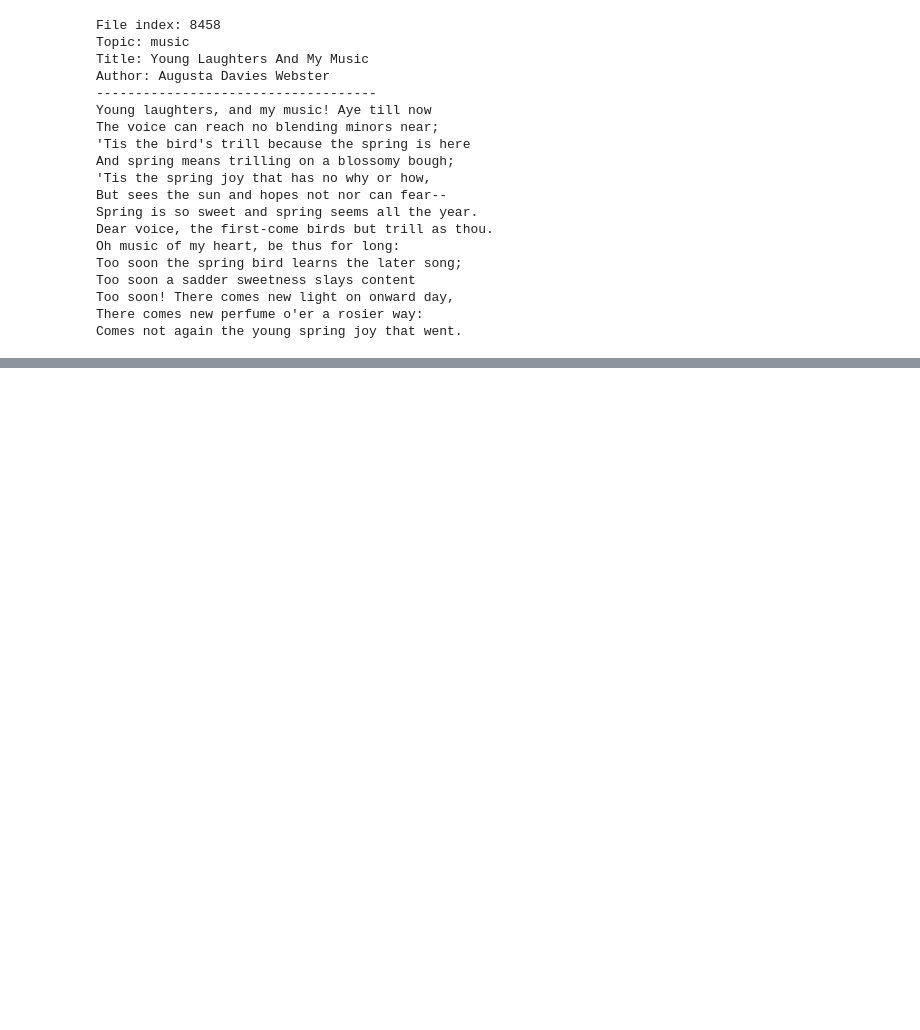
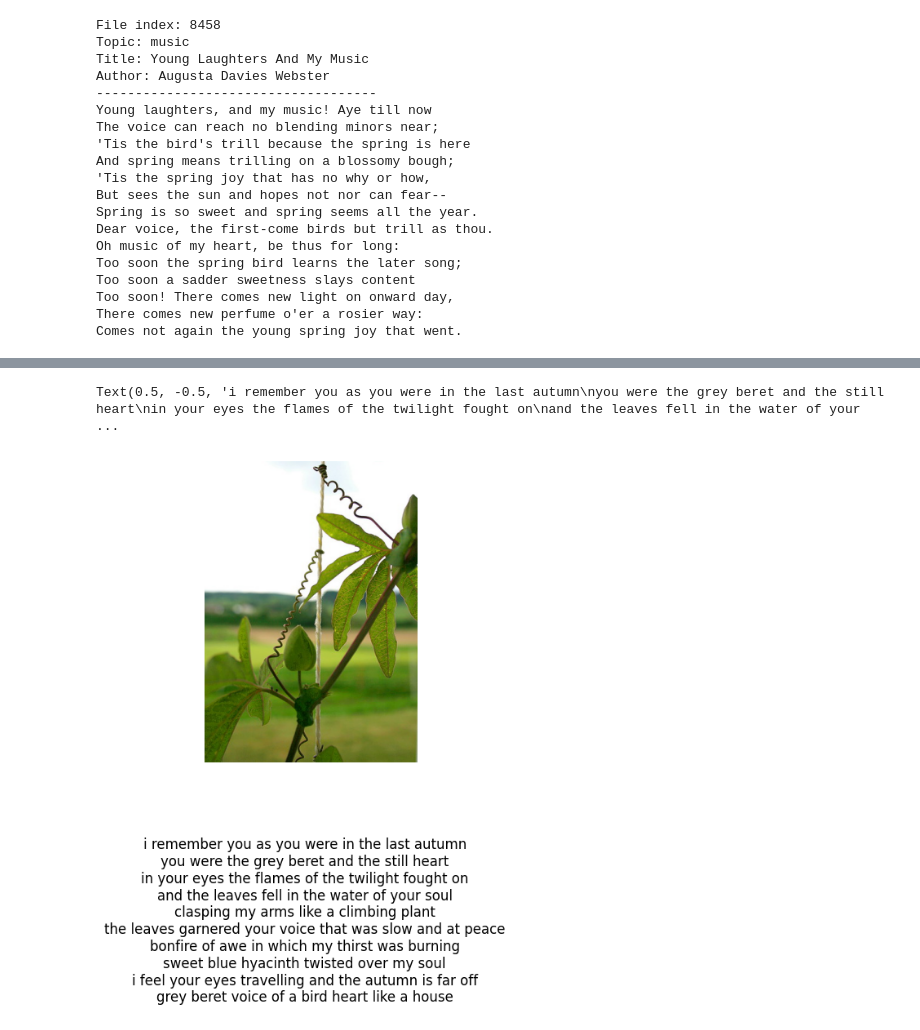
Before and after one commit to LukasLeindals/image-to-poem, a Jupyter notebook: notebooks/data_exploration.ipynb, the cells around one changed output, grey strips where cells are left out. Drawn from its saved outputs; the diff is of its cells as text; code cells hidden in the pictures; blank space fills up the shorter version.

```diff
--- a/notebooks/data_exploration.ipynb
+++ b/notebooks/data_exploration.ipynb
@@ -118,0 +107,12 @@ Example entry:  {'id': 0, 'image_url': 'https://farm2.staticflickr.com/1086/1002
+# %%
+num_lines = image_json[idx]["poem"].count("\n") + 1
+target_height = 25*num_lines
+
+# display image
+img = Image.open(DATA_PATH + "poem_images/" + str(image_json[idx]["id"]) + ".jpg")
+plt.imshow(img)
+plt.axis('off')
+plt.figtext(0.5, -target_height/np.array(img).shape[0], image_json[idx]["poem"], horizontalalignment='center', fontsize=12)
+# %% [output]
+Text(0.5, -0.5, 'i remember you as you were in the last autumn\nyou were the grey beret and the still heart\nin your eyes the flames of the twilight fought on\nand the leaves fell in the water of your ...
+[figure, added]
```
Also changed, not shown: parts of 14 cells of this notebook.
